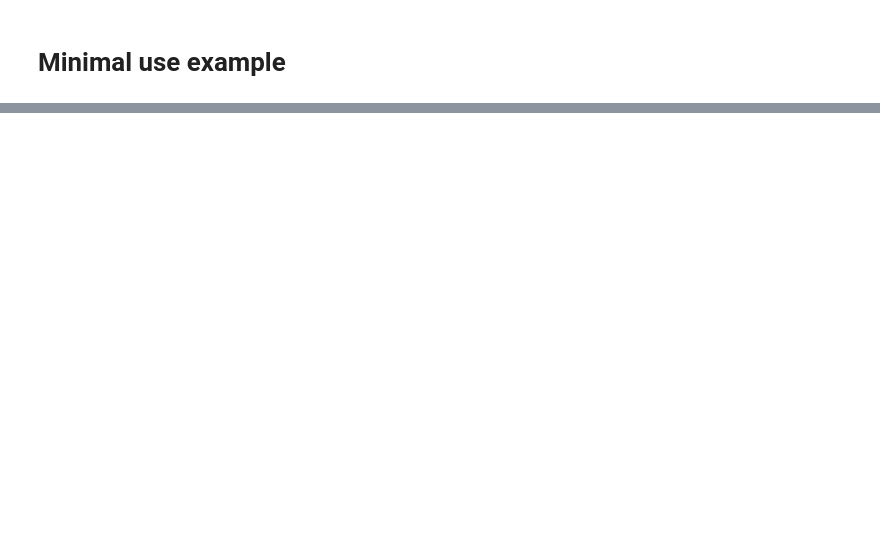
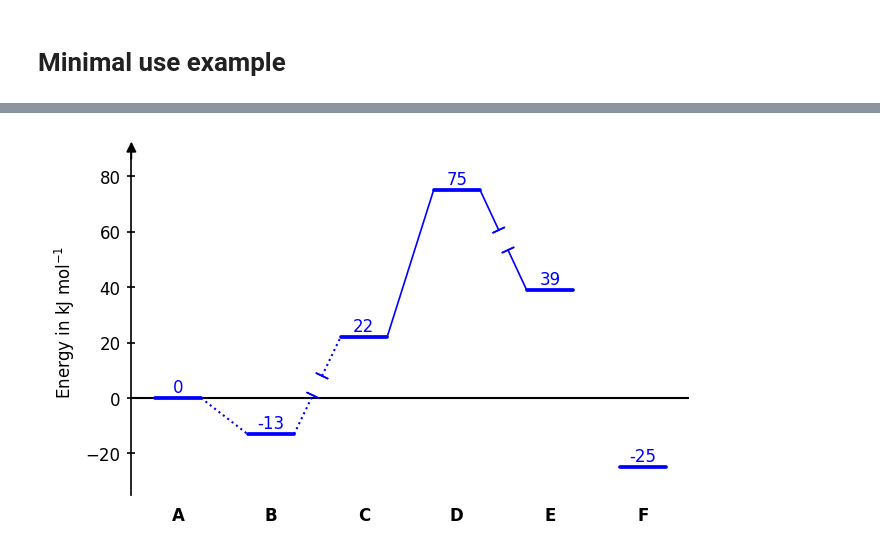
Before and after one commit to Tonner-Zech-Group/chem-diagrams, a Jupyter notebook: examples/example_use.ipynb, the cells around one changed output, grey strips where cells are left out. Cells and saved outputs as stored; diff of their text form; code cells hidden in the pictures; blank space fills up the shorter version.

```diff
--- a/examples/example_use.ipynb
+++ b/examples/example_use.ipynb
@@ -110,0 +69,17 @@ Figure size is 6 x 3 inches.
+# %%
+dia1 = EnergyDiagram()
+
+dia1.draw_path(
+    x_data=x_data_1,
+    y_data=y_data_1,
+    color='blue',
+    linetypes=[1,-1,2,-2,0],
+)
+
+dia1.add_numbers_auto()
+
+dia1.set_xlabels(["A", "B", "C", "D", "E", "F"])
+dia1.ax.set_ylabel("Energy in kJ mol$^{-1}$", fontsize=8)
+dia1.show()
+# %% [output]
+[figure, added]
```
Also changed, not shown: parts of 44 cells of this notebook, 5 other files.
